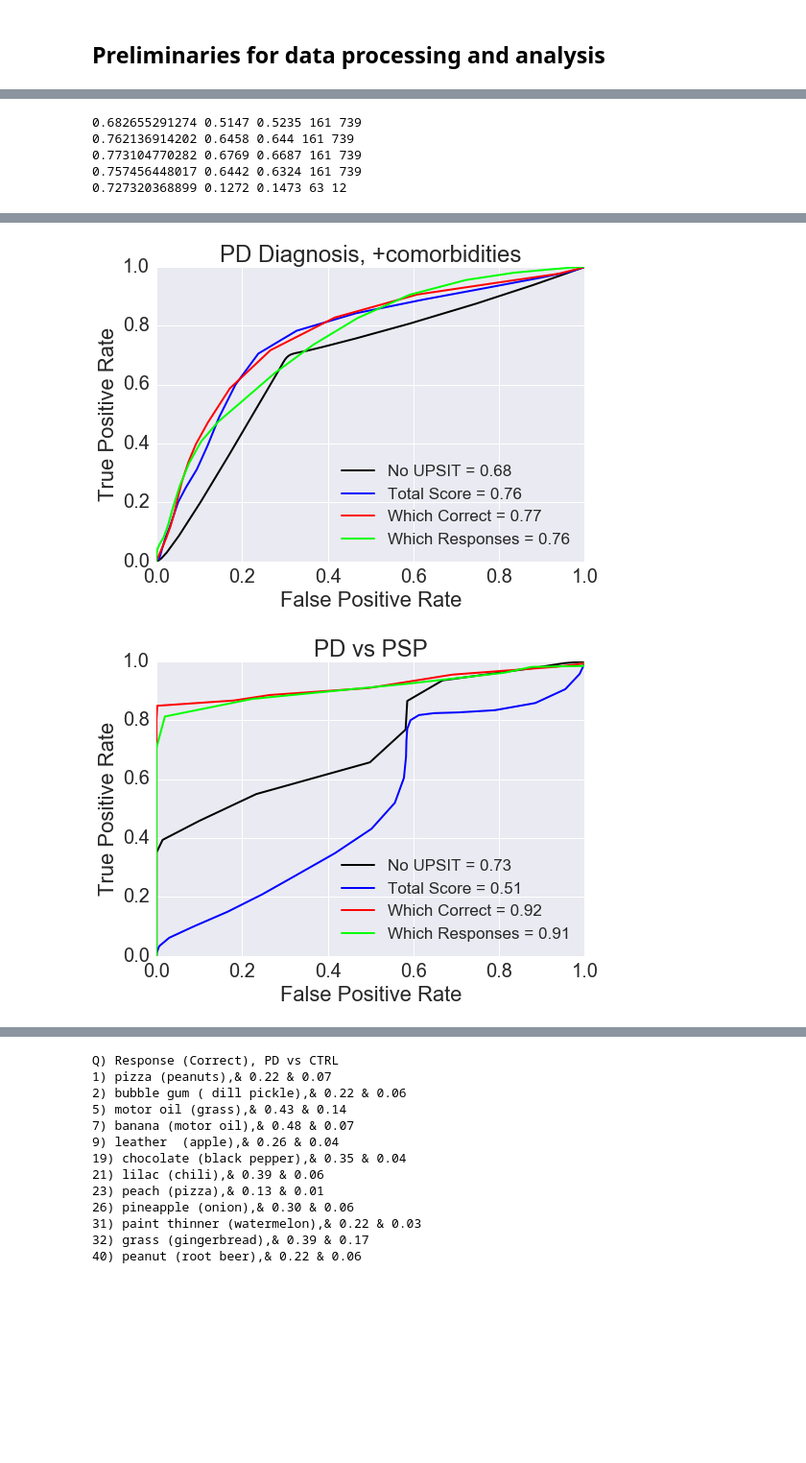
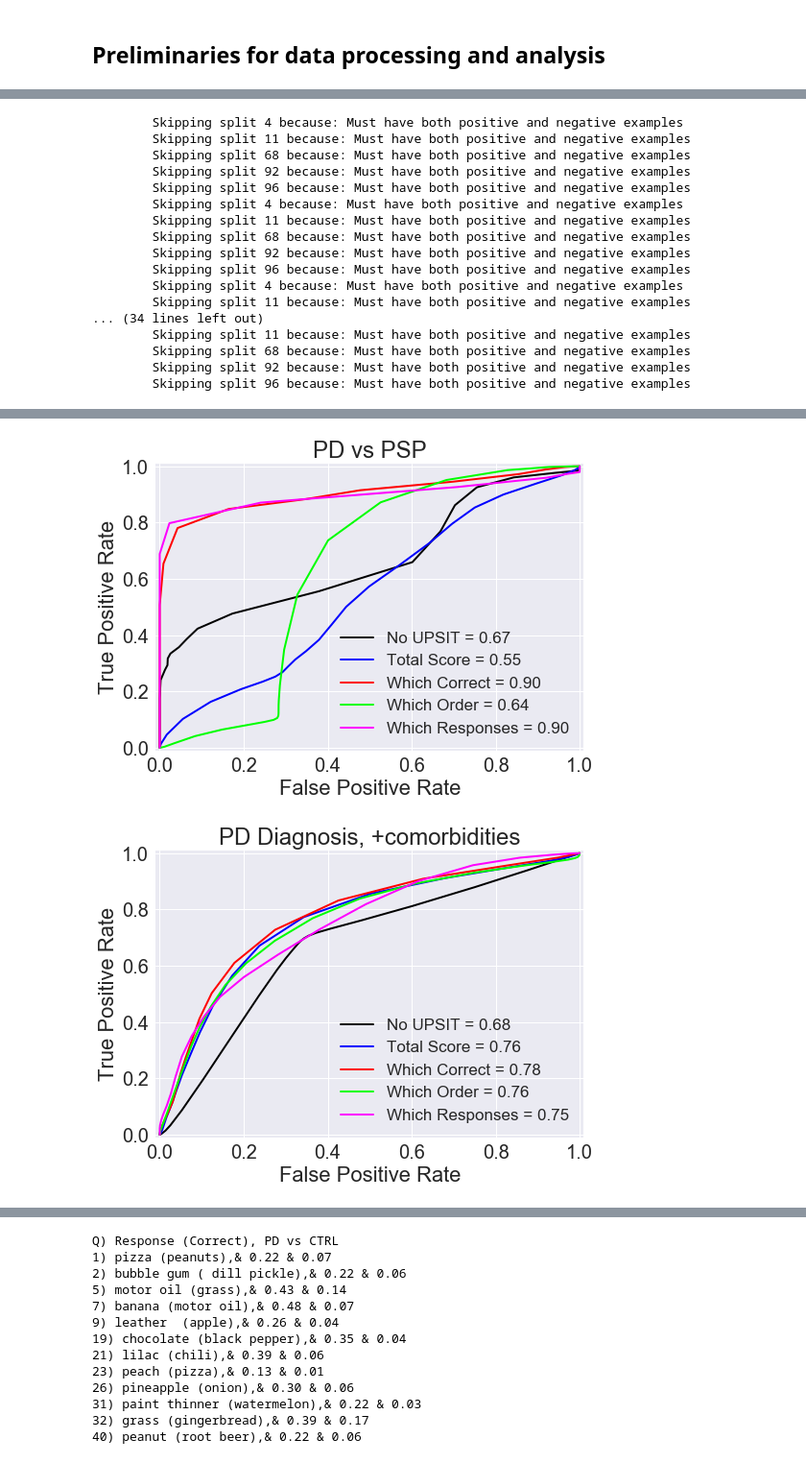
Before and after one commit to rgerkin/upsit, a Jupyter notebook: UPSIT Master.ipynb, the cells around one changed output, grey strips where cells are left out. Shown at 96% size. Saved outputs shown, nothing was run; the diff lists cells and outputs as text; code cells hidden in the pictures; blank space fills up the shorter version.

Commit message:
Corrections for final publication

```diff
--- a/UPSIT Master.ipynb
+++ b/UPSIT Master.ipynb
@@ -78,6 +84,8 @@ for q in range(1,41):
     clin['upsit_%d_responded' % (q)] = clin['smell_%d' % q]>0
     clin['upsit_%d_correct' % (q)] = clin['smell_%d' % q]==correct[q-1]
     clin.drop('smell_%d' % q,axis=1,inplace=True)
+for i,letter in enumerate(['a','b','c','d']):
+    clin['upsit_order_%s' % letter] = sum([clin['upsit_%d%s' % (q,letter)] for q in range(1,41)])
 clin['upsit_total_responded'] = sum([clin['upsit_%d_responded' % q] for q in range(1,41)])
 clin['upsit_total_correct'] = sum([clin['upsit_%d_correct' % q] for q in range(1,41)])
 #for i in np.arange(0,40,5):
@@ -203,15 +139,0 @@ p_pos = make_average_p(p_pos,clfs)
-# %%
-sns.set(font_scale=2)
-for key in keys:
-    plt.figure()
-    d = {use:p_pos[key][use]['average'] for use in uses}
-    n0 = sum(Y[key]==0)
-    n1 = sum(Y[key]>0)
-    aucs,aucs_se = s.plot_roc_curve(ys[key],n0=n0,n1=n1,smooth=True,**d)
-    for i,(a1,se1) in enumerate(zip(aucs,aucs_se)):
-        for j,(a2,se2) in enumerate(zip(aucs,aucs_se)):
-            if i>j:
-                d = np.abs((a1-a2)/np.sqrt((se1**2 + se2**2)/2))
-                p = (1-norm.cdf(d,0,1))/2
-                print("%s vs %s: p=%.4f" % (sorted(uses)[i],sorted(uses)[j],p))
-    plt.title(keys[key])
@@ -252,0 +140,14 @@ Which Responses vs Which Correct: p=0.2000
+# %%
+keys = {'pd vs no_pd':'PD Diagnosis, +comorbidities',
+        'pd_only vs ctrl':'PD Diagnosis',
+        'ad vs no_ad':'AD Diagnosis, +comorbidities',
+        'ad_only vs ctrl':'AD Diagnosis',
+        'pd no_psp vs psp no_pd':'PD vs PSP',
+        'psp no_pd vs ctrl':'PSP Diagnosis'}
+uses = {'Which Responses':['upsit_total','upsit_order_[a-d]'],
+        'Which Correct':['upsit_[0-9]+[a-d]','upsit_order_[a-d]'],
+        'Which Order':['upsit_[0-9]+[a-d]','upsit_[0-9]+'],
+        'Total Score':['upsit_[0-9]+[a-d]','upsit_[0-9]+','upsit_total_responded','upsit_order_[a-d]'],
+        'No UPSIT':['upsit'],
+        #'No Smell':['smell','upsit']
+        }
@@ -253,15 +199,22 @@ Which Responses vs Which Correct: p=0.2000
 # %%
-X,Y = makeXY(keys,uses,clin,x,drop_more=['Last MMSE Test Score'])
-p_pos,ys = make_py(keys,uses,X,Y,clfs)
-p_pos = make_average_p(p_pos,clfs)
-for key in keys:
-    plt.figure()
-    d = {use:p_pos[key][use]['average'] for use in uses}
-    s.plot_roc_curve(ys[key],smooth=True,**d)
-    plt.title(keys[key])
+X,Y = s.makeXY(keys,uses,x,drop_more=['Last MMSE Test Score'])
+p_pos,ys = s.make_py(keys,uses,X,Y,clfs)
+s.plot_rocs(keys,uses,p_pos,Y,ys);
 # %% [output]
-0.682655291274 0.5147 0.5235 161 739
-0.762136914202 0.6458 0.644 161 739
-0.773104770282 0.6769 0.6687 161 739
-0.757456448017 0.6442 0.6324 161 739
-0.727320368899 0.1272 0.1473 63 12
+        Skipping split 4 because: Must have both positive and negative examples
+        Skipping split 11 because: Must have both positive and negative examples
+        Skipping split 68 because: Must have both positive and negative examples
+        Skipping split 92 because: Must have both positive and negative examples
+        Skipping split 96 because: Must have both positive and negative examples
+        Skipping split 4 because: Must have both positive and negative examples
+        Skipping split 11 because: Must have both positive and negative examples
+        Skipping split 68 because: Must have both positive and negative examples
+        Skipping split 92 because: Must have both positive and negative examples
+        Skipping split 96 because: Must have both positive and negative examples
+        Skipping split 4 because: Must have both positive and negative examples
+        Skipping split 11 because: Must have both positive and negative examples
+... (34 lines left out)
+        Skipping split 11 because: Must have both positive and negative examples
+        Skipping split 68 because: Must have both positive and negative examples
+        Skipping split 92 because: Must have both positive and negative examples
+        Skipping split 96 because: Must have both positive and negative examples
@@ -287,2 +238,2 @@ for key in keys:
-[figure, old version]
+[figure, new version]
-[figure, old version]
+[figure, new version]
```
Also changed, not shown: parts of 22 cells of this notebook, 1 other file.
